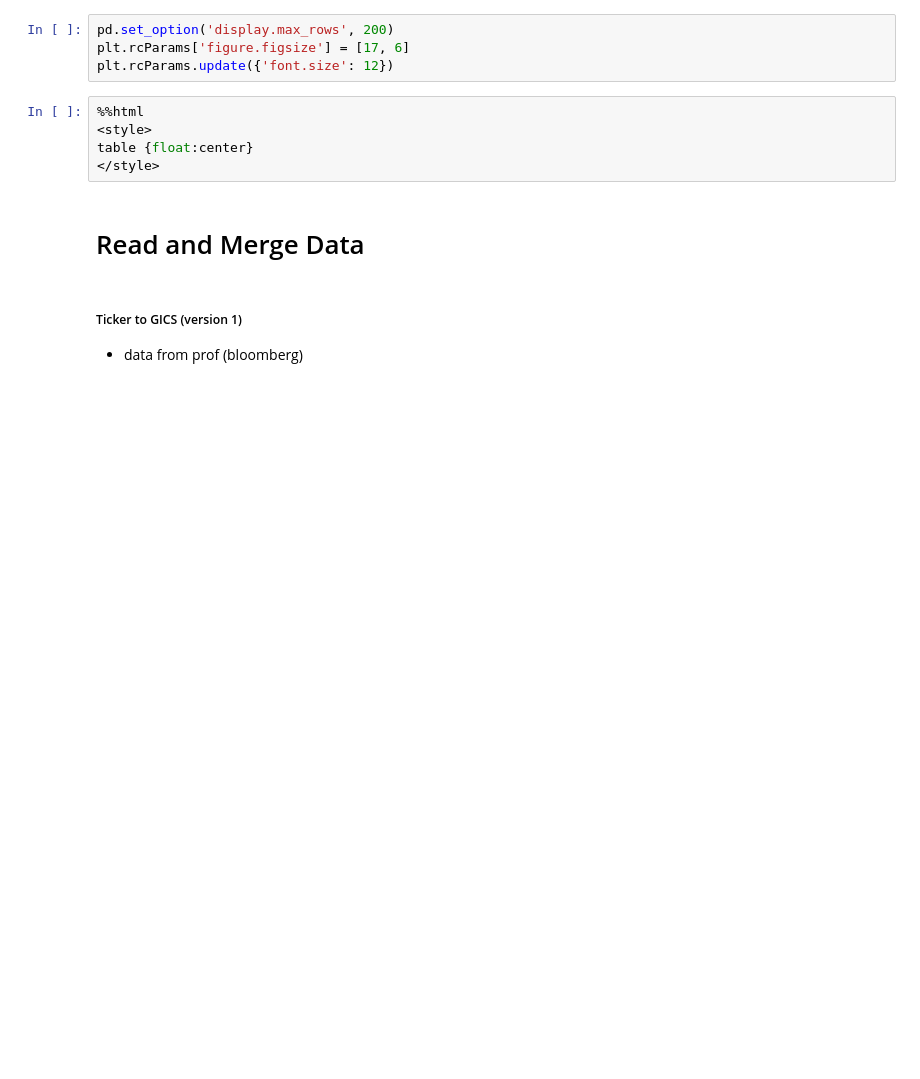
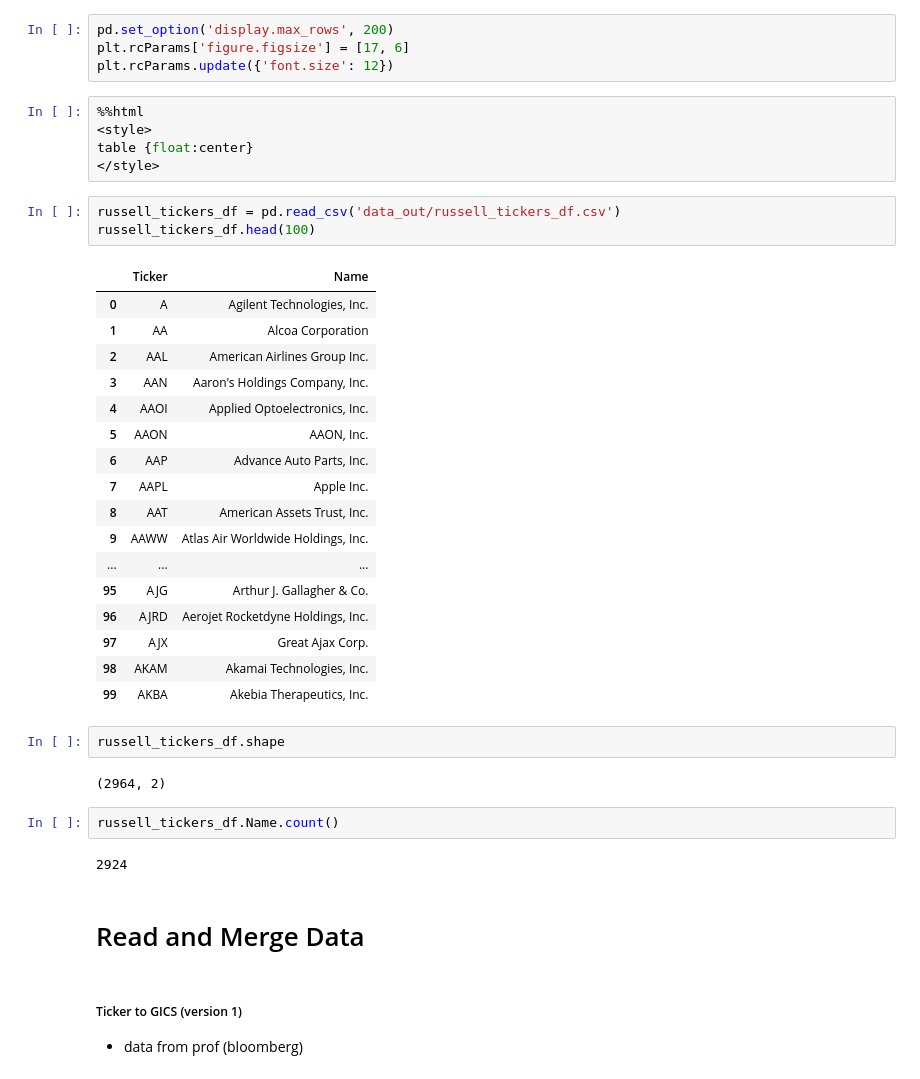
Before and after one commit to Sivalavida/Text-based-Industry-Classification, a Jupyter notebook: LSI Word Embedding.ipynb, the cells around one changed output. Drawn from its saved outputs; the diff is of its cells as text; blank space fills up the shorter version.

```diff
--- a/LSI Word Embedding.ipynb
+++ b/LSI Word Embedding.ipynb
@@ -55,6 +56,35 @@ plt.rcParams.update({'font.size': 12})
 <style>
 table {float:center}
 </style>
+# %%
+russell_tickers_df = pd.read_csv('data_out/russell_tickers_df.csv')
+russell_tickers_df.head(100)
+# %% [output]
+|  | Ticker | Name |
+| 0 | A | Agilent Technologies, Inc. |
+| 1 | AA | Alcoa Corporation |
+| 2 | AAL | American Airlines Group Inc. |
+| 3 | AAN | Aaron's Holdings Company, Inc. |
+| 4 | AAOI | Applied Optoelectronics, Inc. |
+| 5 | AAON | AAON, Inc. |
+| 6 | AAP | Advance Auto Parts, Inc. |
+| 7 | AAPL | Apple Inc. |
+| 8 | AAT | American Assets Trust, Inc. |
+| 9 | AAWW | Atlas Air Worldwide Holdings, Inc. |
+| ... | ... | ... |
+| 95 | AJG | Arthur J. Gallagher & Co. |
+| 96 | AJRD | Aerojet Rocketdyne Holdings, Inc. |
+| 97 | AJX | Great Ajax Corp. |
+| 98 | AKAM | Akamai Technologies, Inc. |
+| 99 | AKBA | Akebia Therapeutics, Inc. |
+# %%
+russell_tickers_df.shape
+# %% [output]
+(2964, 2)
+# %%
+russell_tickers_df.Name.count()
+# %% [output]
+2924
 # %% [markdown]
 # Read and Merge Data
 # %% [markdown]
```
Also changed, not shown: parts of 119 cells of this notebook, 8 other files.
